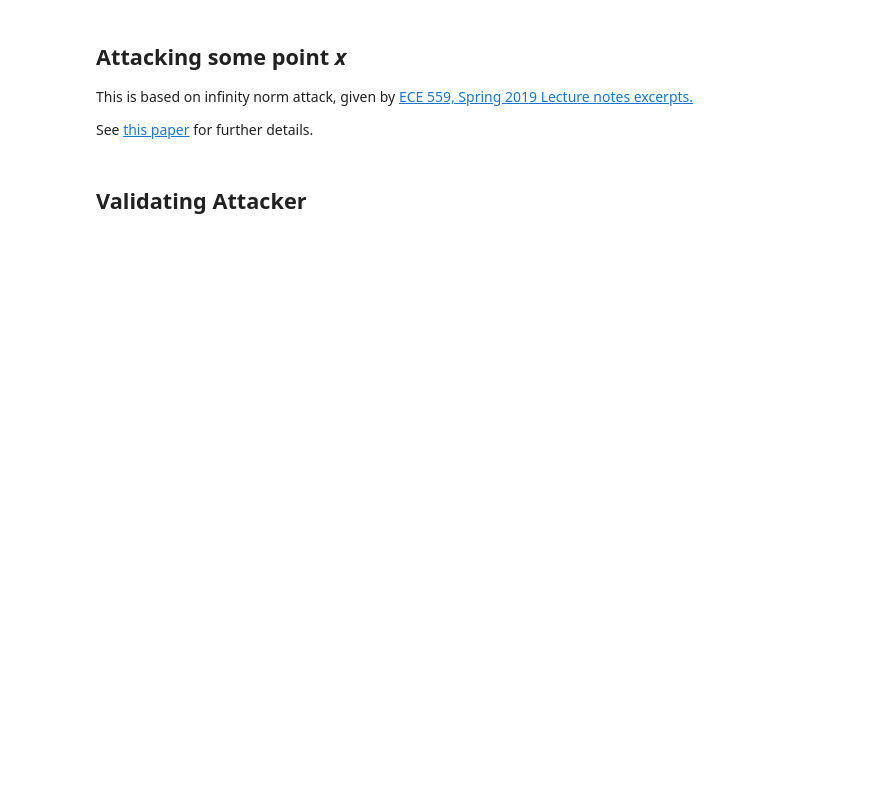
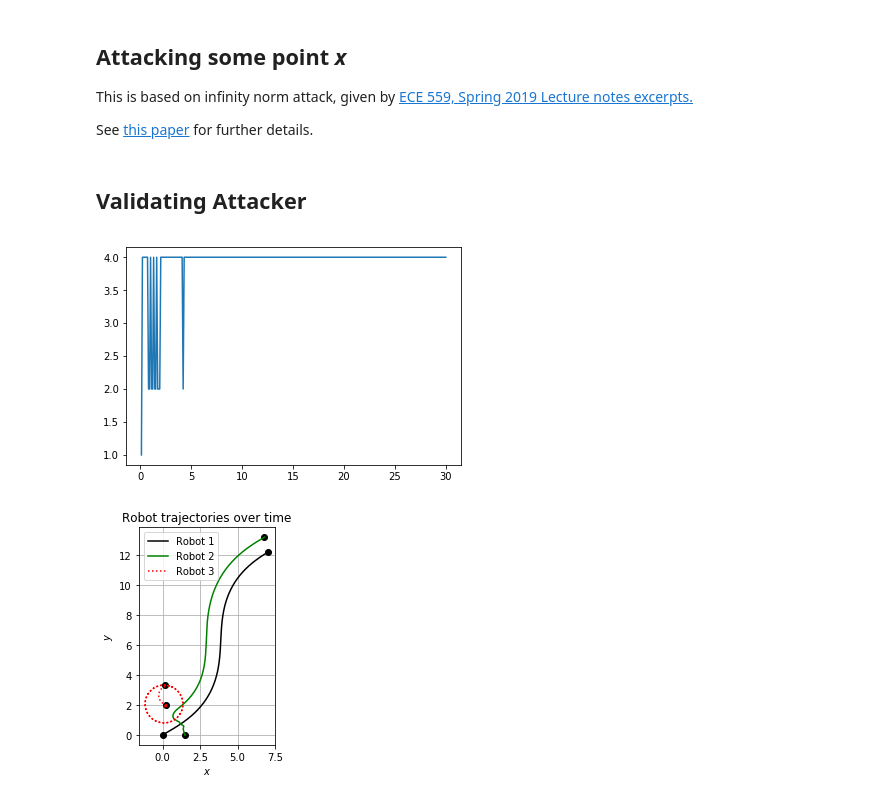
Before and after one commit to omanshuthapliyal/formationControl, a Jupyter notebook: SupervisoryControlAttack_formation_of_robots.ipynb, the cells around one changed output. Cells and saved outputs as stored; diff of their text form; code cells hidden in the pictures; blank space fills up the shorter version.

```diff
--- a/SupervisoryControlAttack_formation_of_robots.ipynb
+++ b/SupervisoryControlAttack_formation_of_robots.ipynb
@@ -441,3 +526,44 @@ def attacker(grads, xCurrent, pertMax, normCase):
     return xPert
 # %% [markdown]
 ## Validating Attacker
+# %%
+# Initial parameters for running plant
+r = np.array([0.75, 1.2, 2])
+_ROBOTS = PLANT(r)
+tSim = 30
+_SUPER = supervisor()
+# deltaMax = 0.35 results in final formation being distorted
+# deltaMax = 0.375 results in the final formation being off by a LOT!
+deltaMax = 0.375
+_tHISTORY = np.zeros((int(tSim/ROBOTS.dt)+1,1))
+_xHISTORY = np.zeros((tHISTORY.size,3))
+_yHISTORY = np.zeros_like(xHISTORY)
+_thetaHISTORY = np.zeros_like(xHISTORY)
+_modeHISTORY = np.zeros_like(tHISTORY)
+attVector = np.empty_like([_ROBOTS.l[0][2], _ROBOTS.l[1][2]]).reshape(1,2)
+for t in range(_tHISTORY.size):
+# Looping across time
+  for i in range(3):
+    # Looping over robots
+    if i == 2:
+      # Attack on 3rd Robot
+      xCurr = np.array([_ROBOTS.l[0][i], _ROBOTS.l[1][i]]).reshape(1,2)
+      attVector = np.array(attacker(gradients, xCurr, deltaMax, 2))
+      _ROBOTS.l[0][i] += attVector[0,0,0]
+      _ROBOTS.l[1][i] += attVector[0,0,1]
+      # print(np.linalg.norm(attVector))
+    _xHISTORY[t][i] = _ROBOTS.x[i]
+    _yHISTORY[t][i] = _ROBOTS.y[i]
+    _thetaHISTORY[t][i] = _ROBOTS.theta[i]
+    _modeHISTORY[t] = _ROBOTS.modes[2]
+    _tHISTORY[t] = _ROBOTS.t
+    _ROBOTS.propagate(SUPER,i)
+  _ROBOTS.t += _ROBOTS.dt
+# %%
+# Plotting results
+modePlotter(_modeHISTORY, "mode2.eps")
+
+trajectoryPlotter(_xHISTORY, _yHISTORY, "traj2.eps")
+# %% [output]
+[figure, added]
+[figure, added]
```
Also changed, not shown: parts of 37 cells of this notebook.
